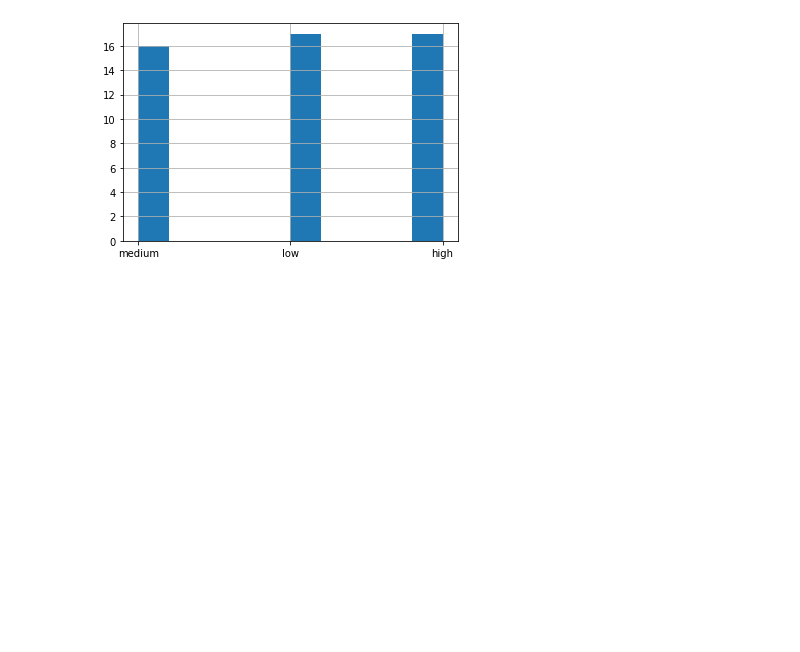
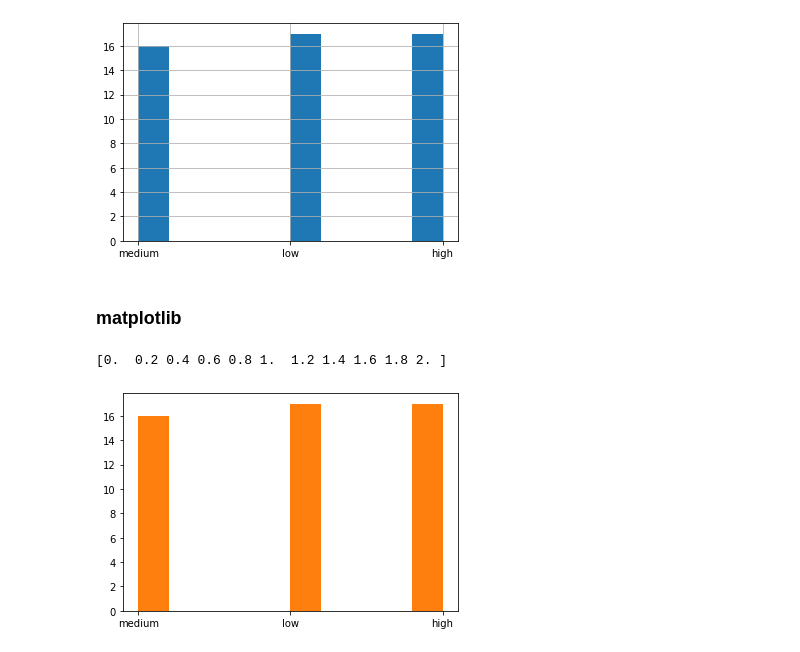
Before and after one commit to JHC90/Basic-DataScience-Skills, a Jupyter notebook: EDA_4_ExploringData_2_FrequencyTableHistogramm.ipynb, the cells around one changed output. Saved outputs shown, nothing was run; the diff lists cells and outputs as text; code cells hidden in the pictures; blank space fills up the shorter version.

```diff
--- a/EDA_4_ExploringData_2_FrequencyTableHistogramm.ipynb
+++ b/EDA_4_ExploringData_2_FrequencyTableHistogramm.ipynb
@@ -73,3 +73,5 @@ stateData['StateBinning'].hist() # Anzahl der staaten je nach ausprägung || aus
 # %% [output]
 <matplotlib.axes._subplots.AxesSubplot at 0x...>
 [figure]
+# %% [markdown]
+### matplotlib
@@ -75,0 +82,8 @@ stateData['StateBinning'].hist() # Anzahl der staaten je nach ausprägung || aus
+# %%
+plt.hist(stateData['StateBinning'])
+h,b, p = plt.hist(stateData['StateBinning'])
+#print(h) #  => werte der Bins
+#print(b) #  => ????
+# %% [output]
+[0.  0.2 0.4 0.6 0.8 1.  1.2 1.4 1.6 1.8 2. ]
+[figure, added]
```
Also changed, not shown: parts of 4 cells of this notebook, 12 other files.
